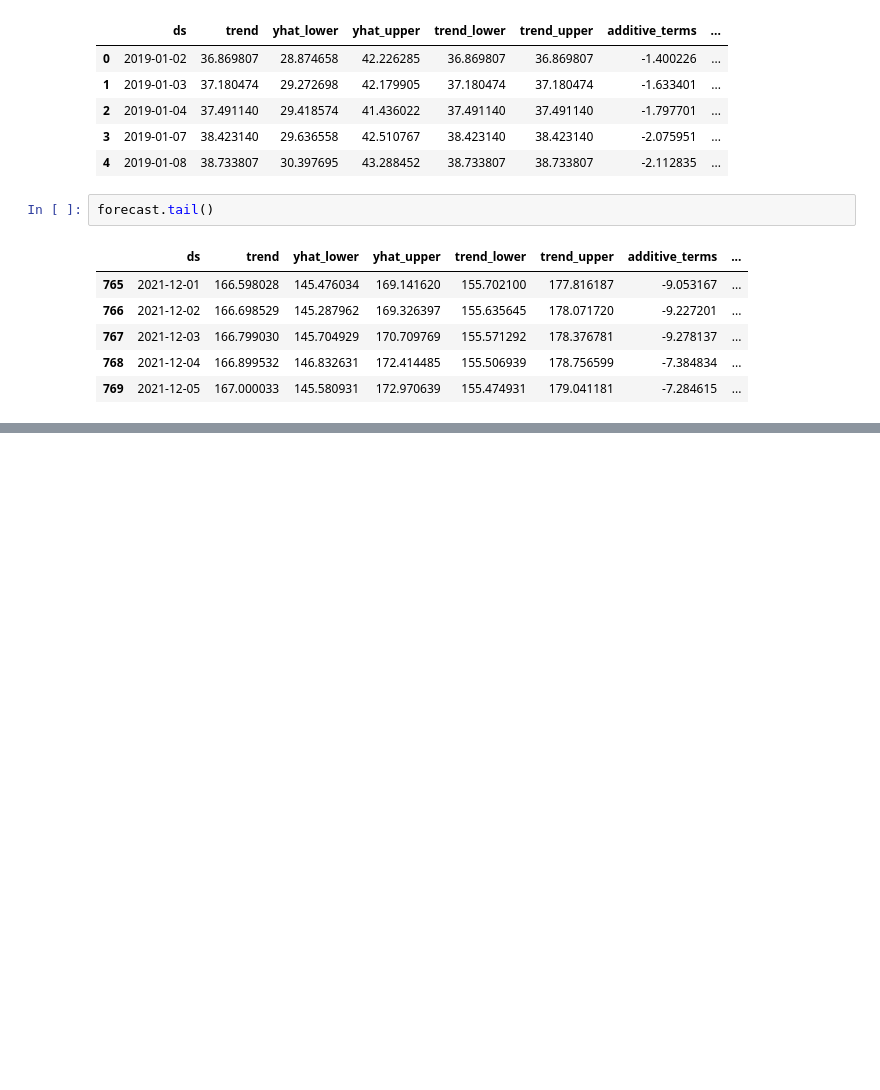
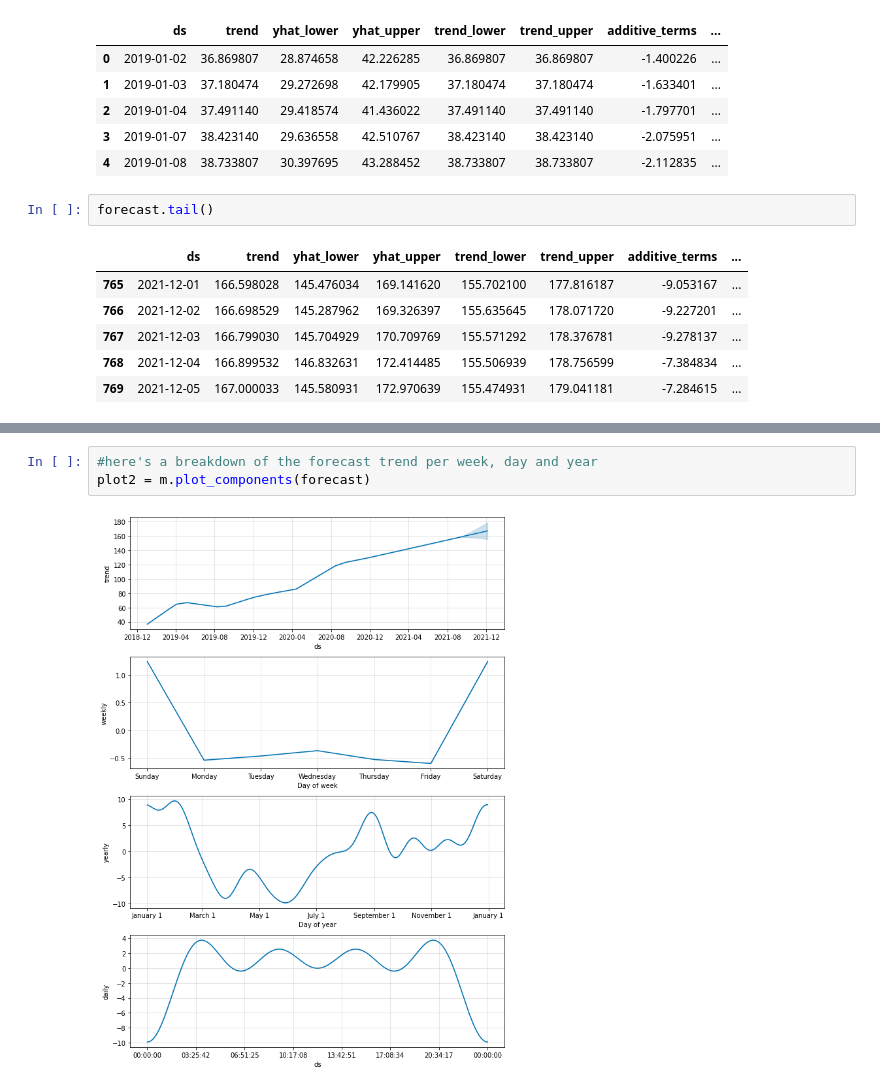
Before and after one commit to franciskingk/stock-prediction-with-Facebook-prophet, a Jupyter notebook: Facebook_prophet_stock_price_prediction.ipynb, the cells around one changed output, grey strips where cells are left out. Cells and saved outputs as stored; diff of their text form; blank space fills up the shorter version.

```diff
--- a/Facebook_prophet_stock_price_prediction.ipynb
+++ b/Facebook_prophet_stock_price_prediction.ipynb
@@ -275,0 +275,5 @@ plt.show
+# %%
+#here's a breakdown of the forecast trend per week, day and year
+plot2 = m.plot_components(forecast)
+# %% [output]
+[figure, added]
```
Also changed, not shown: parts of 2 cells of this notebook.
